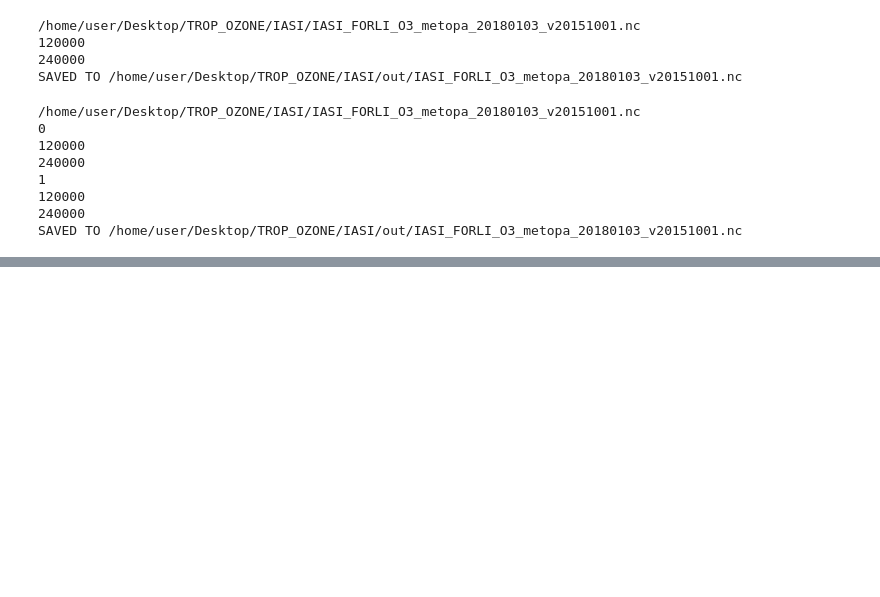
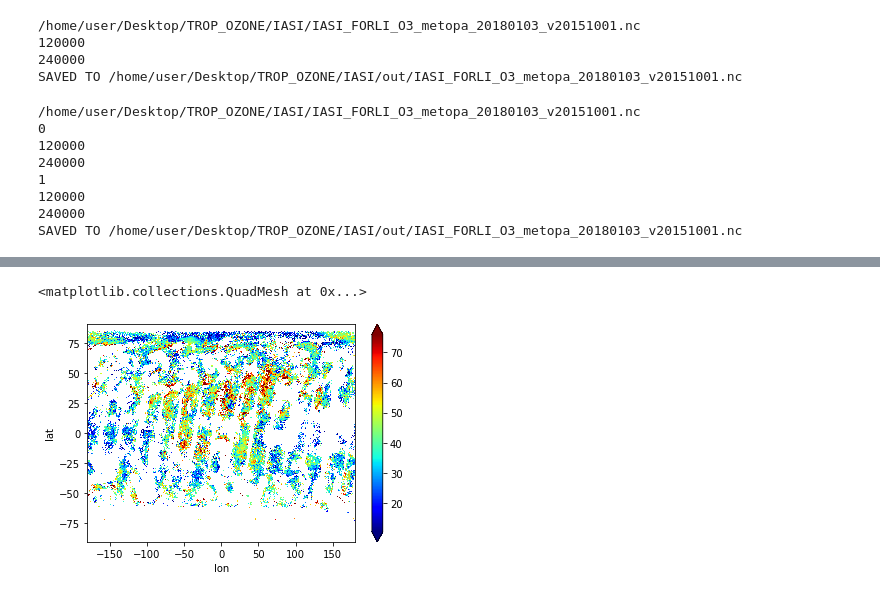
Before and after one commit to gopikrishnangs44/IASIpy, a Jupyter notebook: Example.ipynb, the cells around one changed output, grey strips where cells are left out. Saved outputs shown, nothing was run; the diff lists cells and outputs as text; code cells hidden in the pictures; blank space fills up the shorter version.

```diff
--- a/Example.ipynb
+++ b/Example.ipynb
@@ -165,0 +205,4 @@ SAVED TO /home/user/Desktop/TROP_OZONE/IASI/out/IASI_FORLI_O3_metopa_20180103_v2
+# %%
+filename, hour, level = '/home/user/Desktop/IASI+GOME2_METOPB_L2_O3_PROFILE_20160819_LISA_V2.0.0.nc',[],2
+a = iasipy.iasi_LISA(filename, hour, level)
+a
@@ -165,0 +227,5 @@ SAVED TO /home/user/Desktop/TROP_OZONE/IASI/out/IASI_FORLI_O3_metopa_20180103_v2
+# %%
+a.mean(dim='hour_of_the_day').plot(robust=True, cmap='jet')
+# %% [output]
+<matplotlib.collections.QuadMesh at 0x...>
+[figure, added]
```
Also changed, not shown: parts of 5 cells of this notebook.
